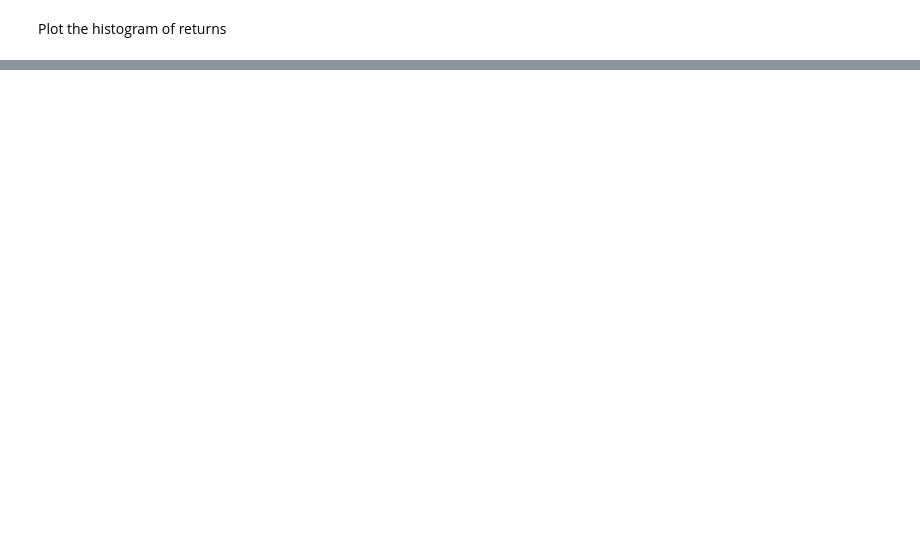
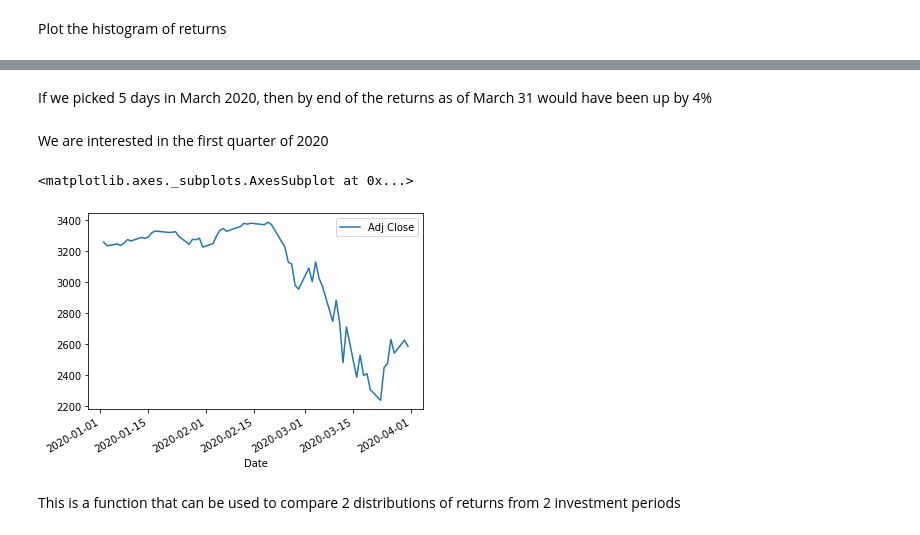
Before and after one commit to rajivsresearch/SP500, a Jupyter notebook: SP500_Return_Simulation.ipynb, the cells around one changed output, grey strips where cells are left out. Drawn from its saved outputs; the diff is of its cells as text; code cells hidden in the pictures; blank space fills up the shorter version.

```diff
--- a/SP500_Return_Simulation.ipynb
+++ b/SP500_Return_Simulation.ipynb
@@ -112,0 +113,12 @@ What this tells us is that if we made investments in 2017, then by June 2018, th
+# %% [markdown]
+If we picked 5 days in March 2020, then by end of the returns as of March 31 would have been up by 4%
+# %% [markdown]
+We are interested in the first quarter of 2020
+# %%
+sp.loc[((sp['Date'] >= '2020-01-01') & (sp['Date'] <= '2020-03-31')),
+       ['Date', 'Adj Close']].plot('Date', 'Adj Close')
+# %% [output]
+<matplotlib.axes._subplots.AxesSubplot at 0x...>
+[figure, added]
+# %% [markdown]
+This is a function that can be used to compare 2 distributions of returns from 2 investment periods
```
Also changed, not shown: parts of 17 cells of this notebook.
